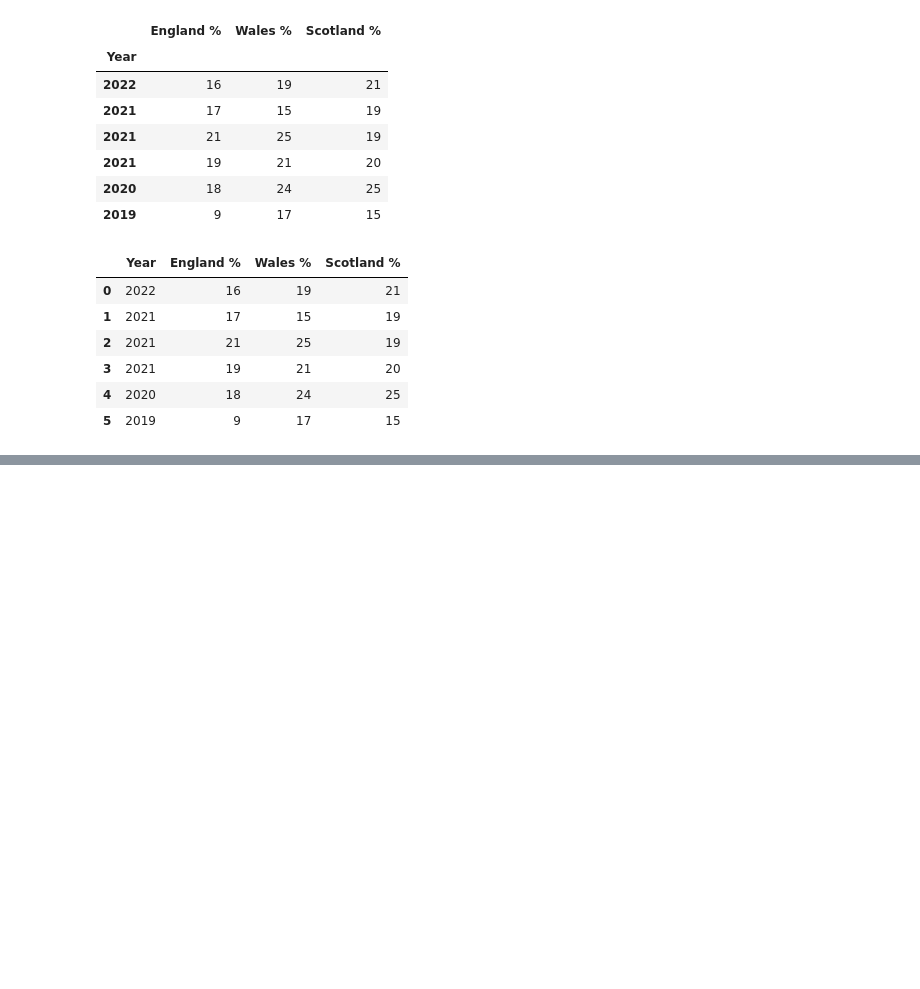
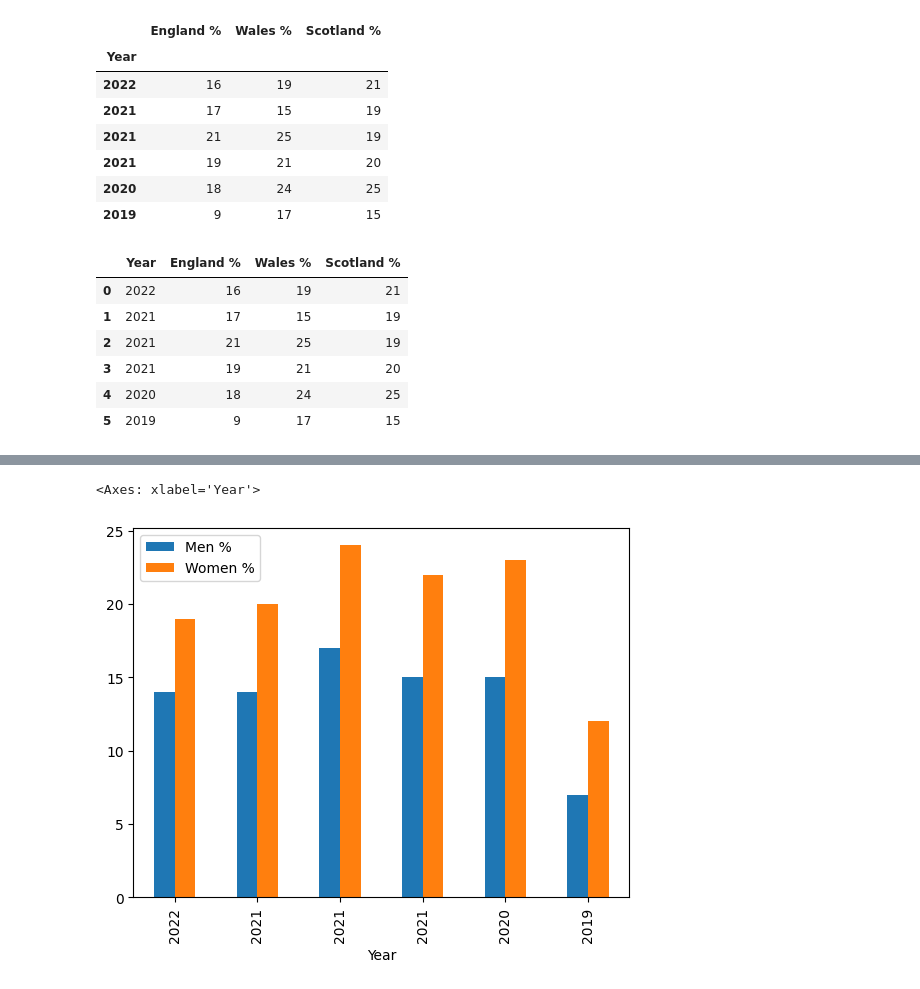
Before and after one commit to NabilahYK/PROGRAMMING-EXAM2, a Jupyter notebook: ProgrammingExam2.ipynb, the cells around one changed output, grey strips where cells are left out. Saved outputs shown, nothing was run; the diff lists cells and outputs as text; code cells hidden in the pictures; blank space fills up the shorter version.

```diff
--- a/ProgrammingExam2.ipynb
+++ b/ProgrammingExam2.ipynb
@@ -663,0 +723,7 @@ plt.show()
+# %%
+selected_columns = ['Men %', 'Women %']
+MvsW = df13[selected_columns]
+
+# Display the new DataFrame
+print(MvsW)
+MvsW
@@ -663,0 +747,5 @@ plt.show()
+# %%
+MvsW.plot.bar()
+# %% [output]
+<Axes: xlabel='Year'>
+[figure, added]
```
Also changed, not shown: parts of 11 cells of this notebook.
